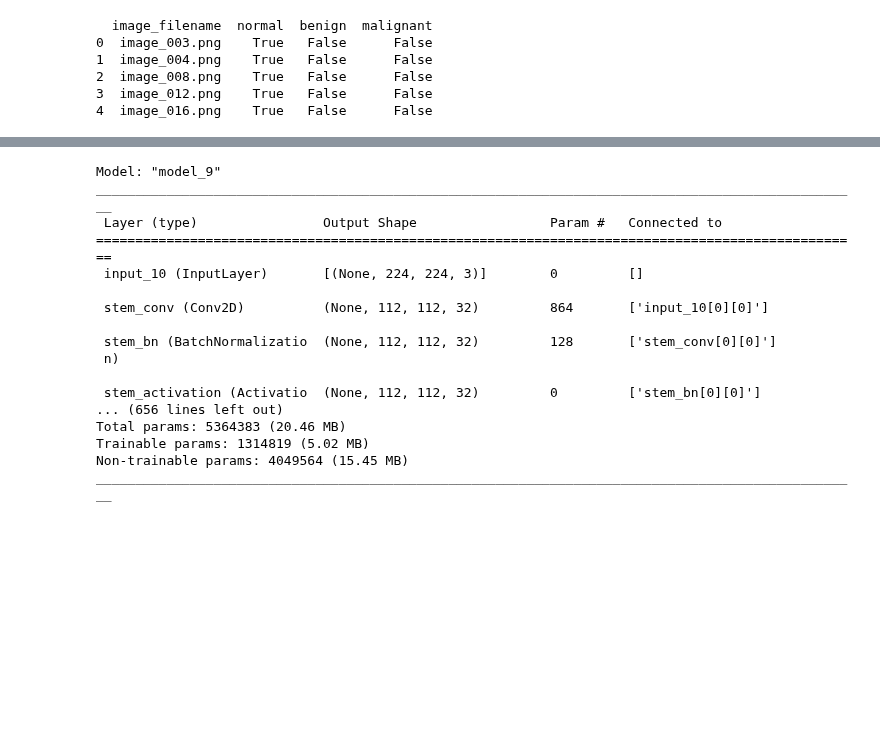
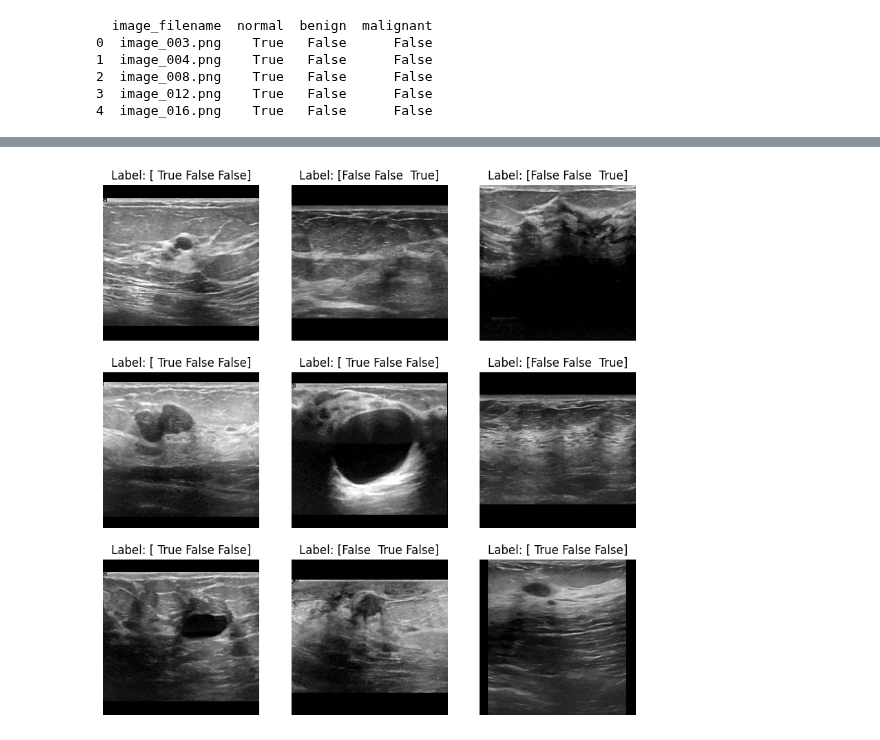
Before and after one commit to 288756/VisArtificial, a Jupyter notebook: Miniproyecto.ipynb, the cells around one changed output, grey strips where cells are left out. Saved outputs shown, nothing was run; the diff lists cells and outputs as text; code cells hidden in the pictures; blank space fills up the shorter version.

```diff
--- a/Miniproyecto.ipynb
+++ b/Miniproyecto.ipynb
@@ -77,8 +77,8 @@ print(df.head())
 4  image_016.png    True   False      False
 # %%
 # Dividir el conjunto en entrenamiento, validación y test (80:10:10)
-val_size = int(len(df) * 0.15)
-test_size = int(len(df) * 0.15)
+val_size = int(len(df) * 0.25)
+test_size = int(len(df) * 0.2)
 
 df = df.sample(frac=1).reset_index(drop=True)  # barajar el dataframe
 dftest = df[:test_size]
@@ -159,7 +140,7 @@ def get_dataset(df):
     return dataset
 
 # Crear los conjuntos de datos y preparar los lotes
-batch_size = 32
+batch_size = 64
 train_dataset = get_dataset(dftrain).batch(batch_size)
 val_dataset = get_dataset(dfval).batch(batch_size)
 test_dataset = get_dataset(dftest).batch(batch_size)
@@ -192,53 +154,14 @@ Successfully installed efficientnet-1.1.1 keras-applications-1.0.8
-# %%
-import tensorflow as tf
-from tensorflow.keras import layers
-from tensorflow.keras.models import Model
-from tensorflow.keras.optimizers import Adam
-from efficientnet.tfkeras import EfficientNetB0
-
-def build_efficientnet(input_shape, num_classes):
-    # Definir el modelo EfficientNetB0 pre-entrenado
-    base_model = EfficientNetB0(include_top=False, weights='imagenet', input_shape=input_shape)
-
-    # Congelar las capas de la base del modelo
-    base_model.trainable = False
-
-    # Agregar capas adicionales de clasificación
-    x = base_model.output
-    x = layers.GlobalAveragePooling2D()(x)
-    x = layers.Dense(1024, activation='relu')(x)
-    predictions = layers.Dense(num_classes, activation='softmax')(x)
-
-    # Combinar el modelo base con las capas adicionales
-    model = Model(inputs=base_model.input, outputs=predictions)
-
-    return model
-
-# Ejemplo de uso:
-input_shape = (img_width, img_height, 3)  # Tamaño de entrada de las imágenes
-num_classes = 3  # Número de clases en ImageNet
-model = build_efficientnet(input_shape, num_classes)
-
-# Compilar el modelo
-model.compile(optimizer='adam', loss='categorical_crossentropy', metrics=['accuracy'])
-
-# Resumen del modelo
-model.summary()
-# %% [output]
-Model: "model_9"
-__________________________________________________________________________________________________
- Layer (type)                Output Shape                 Param #   Connected to
-==================================================================================================
- input_10 (InputLayer)       [(None, 224, 224, 3)]        0         []
-
- stem_conv (Conv2D)          (None, 112, 112, 32)         864       ['input_10[0][0]']
-
- stem_bn (BatchNormalizatio  (None, 112, 112, 32)         128       ['stem_conv[0][0]']
- n)
-
- stem_activation (Activatio  (None, 112, 112, 32)         0         ['stem_bn[0][0]']
-... (656 lines left out)
-Total params: 5364383 (20.46 MB)
-Trainable params: 1314819 (5.02 MB)
-Non-trainable params: 4049564 (15.45 MB)
-__________________________________________________________________________________________________
+# %%
+import matplotlib.pyplot as plt
+
+# Obtener un lote de imágenes del conjunto de datos de entrenamiento
+for images, labels in train_dataset.take(1):
+    # Visualizar las primeras 9 imágenes del lote
+    plt.figure(figsize=(10, 10))
+    for i in range(9):
+        ax = plt.subplot(3, 3, i + 1)
+        plt.imshow(images[i])
+        plt.title(f'Label: {labels[i].numpy()}')
+        plt.axis('off')
+# %% [output]
+[figure, added]
```
Also changed, not shown: parts of 10 cells of this notebook.
